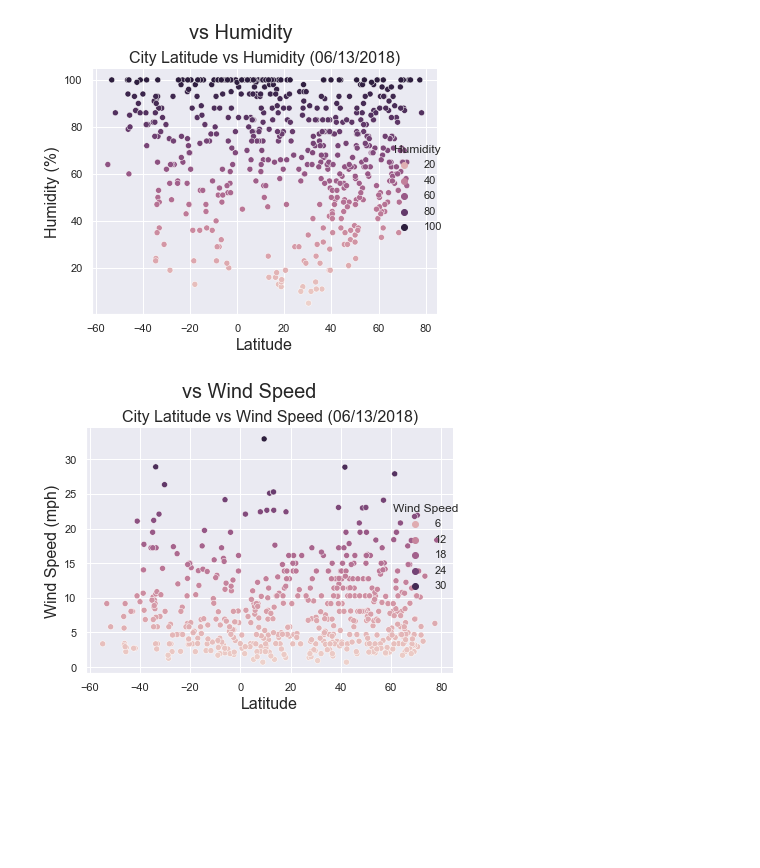
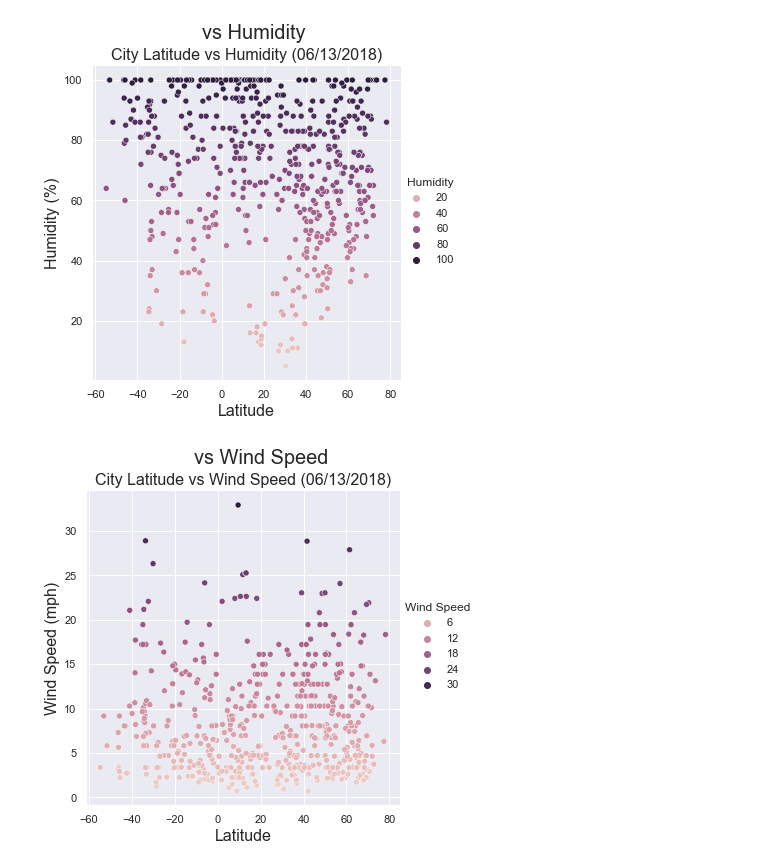
Before and after one commit to rromang/Web-Design, a Jupyter notebook: weather.ipynb, the cells around one changed output. Cells and saved outputs as stored; diff of their text form; code cells hidden in the pictures; blank space fills up the shorter version.

```diff
--- a/weather.ipynb
+++ b/weather.ipynb
@@ -44,27 +46,25 @@ plt.savefig("max_temp.png")
 # %%
 sns.set_theme('notebook')
 
 g = sns.relplot(x="Lat", y="Humidity", hue="Humidity", data=weather_df)
-g.fig.suptitle("vs Humidity", y=0.95, size=20)
+g.fig.suptitle("vs Humidity", y=1.08, size=20)
 plt.xlabel("Latitude", size=16)
 plt.ylabel("Humidity (%)", size=16)
 plt.title("City Latitude vs Humidity (06/13/2018)", size=16)
-plt.tight_layout()
-plt.savefig("humidity.png")
+plt.savefig("humidity.png", dpi=150, bbox_inches='tight')
 # %% [output]
-[figure, old version]
+[figure, new version]
 # %%
 sns.set_theme('notebook')
 
 g = sns.relplot(x="Lat", y="Wind Speed", hue="Wind Speed", data=weather_df)
-g.fig.suptitle("vs Wind Speed", y=0.95, size=20)
+g.fig.suptitle("vs Wind Speed", y=1.08, size=20)
 plt.xlabel("Latitude", size=16)
 plt.ylabel("Wind Speed (mph)", size=16)
 plt.title("City Latitude vs Wind Speed (06/13/2018)", size=16)
-plt.tight_layout()
-plt.savefig("wind_speed.png")
+plt.savefig("wind_speed.png", dpi=150, bbox_inches='tight')
 # %% [output]
-[figure, old version]
+[figure, new version]
 # %%
 sns.set_theme('notebook')
 
```
Also changed, not shown: parts of 3 cells of this notebook, 17 other files.
